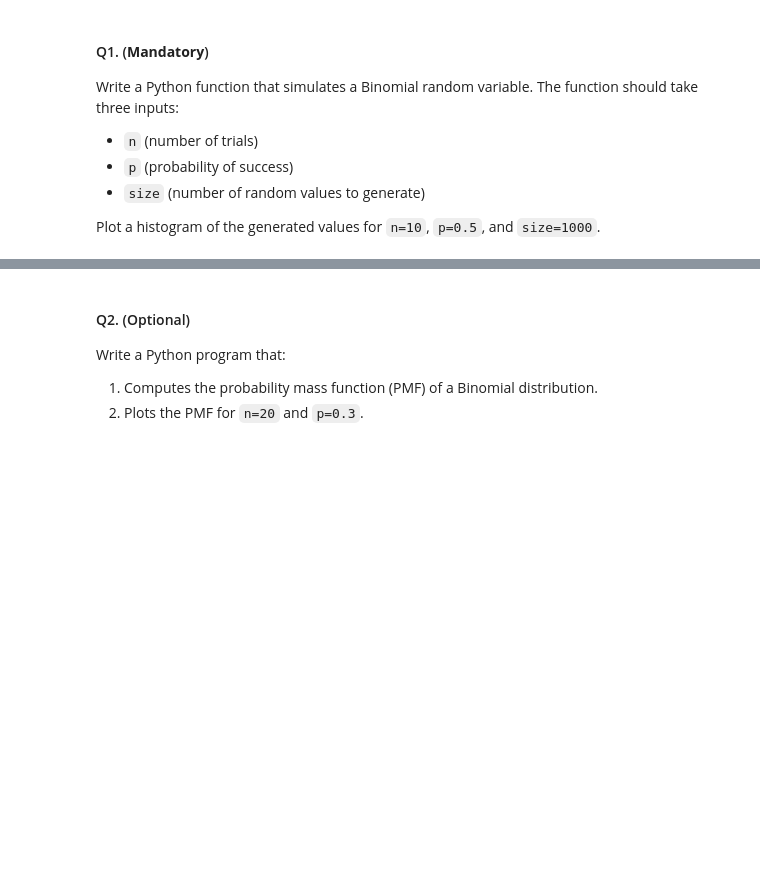
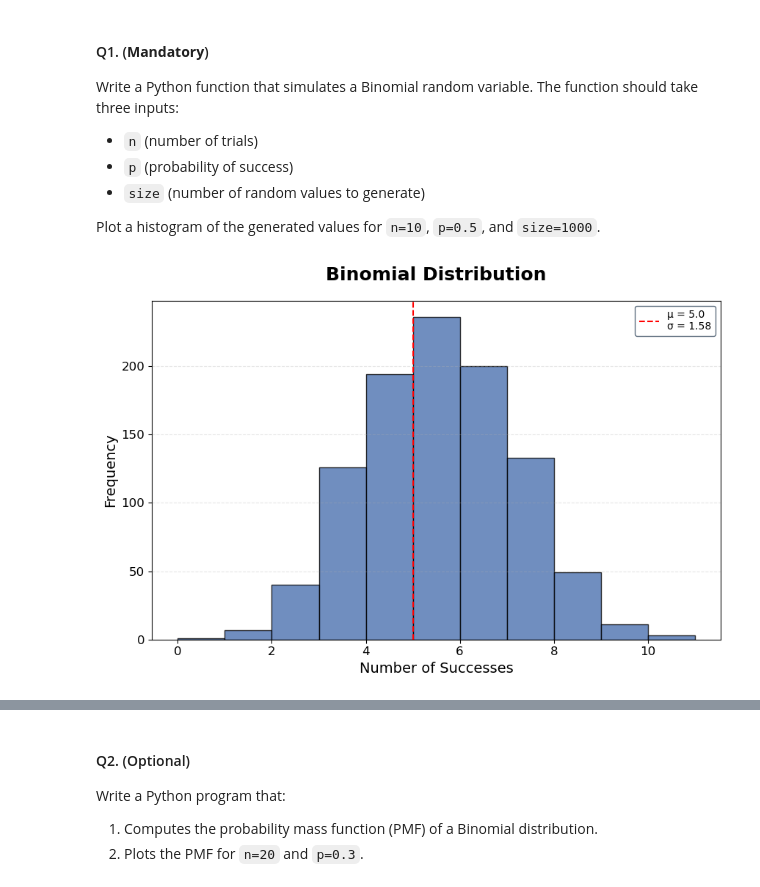
Before and after one commit to ChaitanyaBhoite/PSDV_Assgn_4, a Jupyter notebook: Lab4-Random-Variables.ipynb, the cells around one changed output, grey strips where cells are left out. Saved outputs shown, nothing was run; the diff lists cells and outputs as text; code cells hidden in the pictures; blank space fills up the shorter version.

```diff
--- a/Lab4-Random-Variables.ipynb
+++ b/Lab4-Random-Variables.ipynb
@@ -642,3 +642,43 @@ Write a Python function that simulates a Binomial random variable. The function
 - `size` (number of random values to generate)
 
 Plot a histogram of the generated values for `n=10`, `p=0.5`, and `size=1000`.
+# %%
+def binomial_trial(n, p, size=10000):
+    dist = torch.distributions.Binomial(n, p)
+    return dist.sample((size,))
+
+
+n, p, size = 10, 0.5, 1000
+outcomes = binomial_trial(n, p, size)
+
+
+plt.figure(figsize=(10, 6))
+
+# Plot the histogram of outcomes
+counts, bins, patches = plt.hist(
+    outcomes,
+    bins=range(12),
+    alpha=0.8,
+    edgecolor='black',
+    color='#4c72b0'
+)
+
+plt.title("Binomial Distribution", fontsize=18, fontweight='bold', pad=20)
+plt.xlabel("Number of Successes", fontsize=14)
+plt.ylabel("Frequency", fontsize=14)
+
+plt.xticks(fontsize=12)
+plt.yticks(fontsize=12)
+
+plt.grid(axis='y', linestyle='--', alpha=0.3)
+
+# Calculate and annotate the mean value
+mean_val = n * p
+std_dev = (n * p * (1 - p))**0.5
+textstr = f'μ = {mean_val:.1f}\nσ = {std_dev:.2f}'
+plt.axvline(mean_val, color='red', linestyle='dashed', linewidth=1.5,label = textstr)
+leg = plt.legend(frameon=True, facecolor='white', edgecolor='#34495e')
+plt.setp(leg.get_texts(), color='black')
+plt.show()
+# %% [output]
+[figure, added]
```
Also changed, not shown: parts of 27 cells of this notebook.
